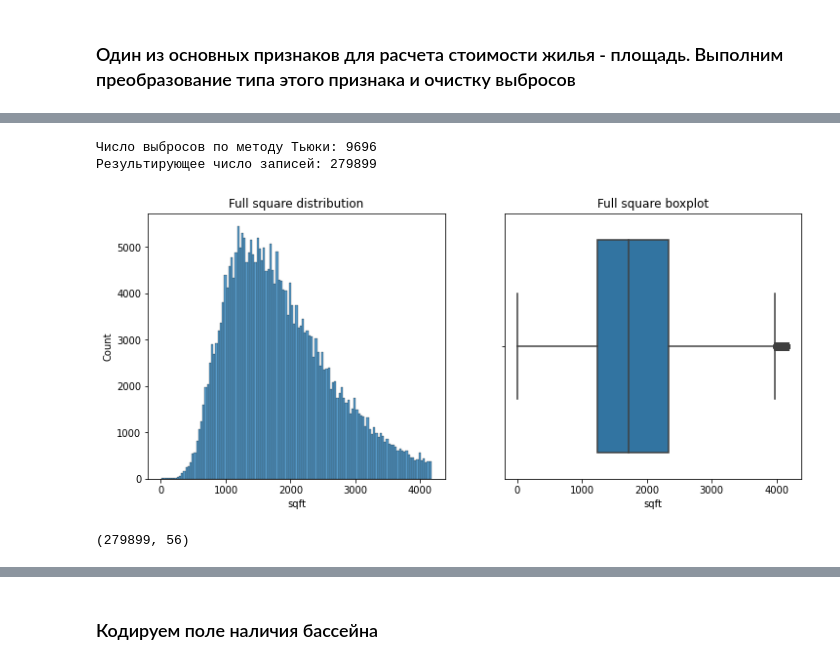
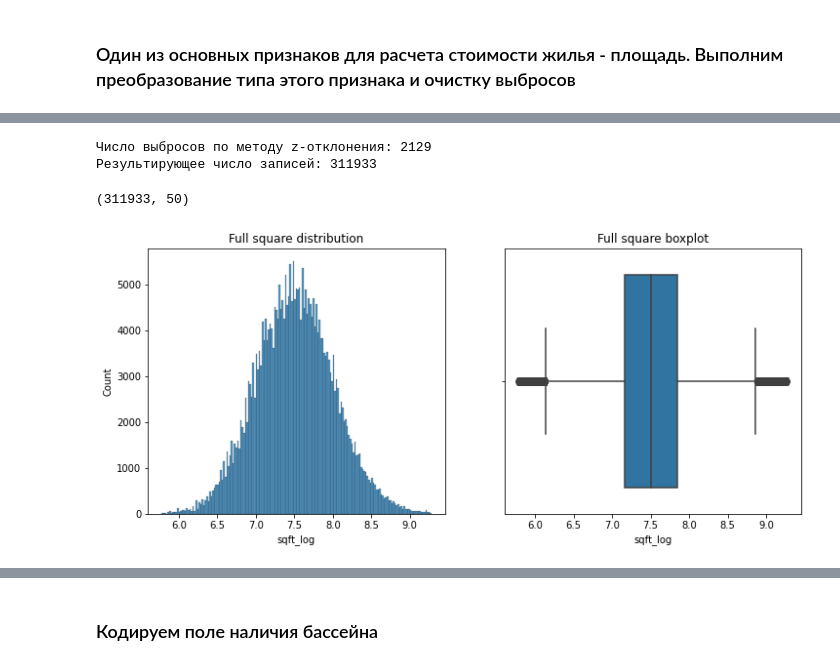
Before and after one commit to DarthSirius/Lessons, a Jupyter notebook: SkillFactory/Final_project/prepare.ipynb, the cells around one changed output, grey strips where cells are left out. Drawn from its saved outputs; the diff is of its cells as text; code cells hidden in the pictures.

```diff
--- a/SkillFactory/Final_project/prepare.ipynb
+++ b/SkillFactory/Final_project/prepare.ipynb
@@ -581,4 +667,0 @@ def outliers_iqr(data, feature):
-# %%
-outliers, cleaned = outliers_iqr(data, 'target')
-print(f'Число выбросов по методу Тьюки: {outliers.shape[0]}')
-print(f'Результирующее число записей: {cleaned.shape[0]}')
@@ -622,5 +707,5 @@ data.shape
 # %%
-# убираем спецсимволы
+# убираем фразы и спецсимволы, заданные списком
 symbols_list = ['sqft','toalinerior','total','interior','livable','area',':','--',' ',',']
 
 def search_for_symbols(arg):
@@ -628,10 +713,13 @@ def search_for_symbols(arg):
         if sub_string in arg:
             arg = str.lower(arg).replace(sub_string,'')
     if arg == '':
-        return 0
+        return np.nan
     return arg
 # преобразуем в тип float
 data['sqft'] = data['sqft'].apply(search_for_symbols).astype('float')
+# удаляем строки с пустым sqft
+data = data.dropna(subset=['sqft'], axis=0)
+data.shape
 # %% [output]
 A value is trying to be set on a copy of a slice from a DataFrame.
 Try using .loc[row_indexer,col_indexer] = value instead
@@ -647,22 +736,37 @@ data.shape
+# %%
+# функция определения выбросов методом 3х сигм
+def outliers_z_score(data, feature, log_scale=False):
+    if log_scale:
+        x = np.log(data[feature]+1)
+    else:
+        x = data[feature]
+    mu = x.mean()
+    sigma = x.std()
+    lower_bound = mu - 3 * sigma
+    upper_bound = mu + 3 * sigma
+    outliers = data[(x < lower_bound) | (x > upper_bound)]
+    cleaned = data[(x >= lower_bound) & (x <= upper_bound)]
+    return outliers, cleaned
 # %%
-outliers, cleaned = outliers_iqr(data, 'sqft')
-print(f'Число выбросов по методу Тьюки: {outliers.shape[0]}')
-print(f'Результирующее число записей: {cleaned.shape[0]}')
+outliers_z, cleaned_z = outliers_z_score(data, 'sqft', log_scale=True)
+print(f'Число выбросов по методу z-отклонения: {outliers_z.shape[0]}')
+print(f'Результирующее число записей: {cleaned_z.shape[0]}')
+# продолжаем работу с очищенными данными (cleaned - метод тьюки, cleaned_z - метод 3-х сигм)
+#data = cleaned
+data = cleaned_z
+data.shape
 # %% [output]
-Число выбросов по методу Тьюки: 9696
-Результирующее число записей: 279899
+Число выбросов по методу z-отклонения: 2129
+Результирующее число записей: 311933
+(311933, 50)
 # %%
+# логарифмируем распределение
+data['sqft_log'] = np.log(data['sqft']+1)
 # проверяем распределение данных по целевой переменной
 fig, axes = plt.subplots(nrows=1, ncols = 2, figsize=(12,5))
-histplot = sns.histplot(data = cleaned, x = 'sqft', ax=axes[0])
+histplot = sns.histplot(data = cleaned_z, x = 'sqft_log', ax=axes[0])
 histplot.set_title('Full square distribution')
-boxplot = sns.boxplot( data = cleaned, x = 'sqft', ax = axes[1])
+boxplot = sns.boxplot( data = cleaned_z, x = 'sqft_log', ax = axes[1])
 boxplot.set_title('Full square boxplot');
 # %% [output]
-[figure, old version]
+[figure, new version]
-# %%
-# продолжаем работу с очищенными данными
-data = cleaned
-data.shape
-# %% [output]
-(279899, 56)
```
Also changed, not shown: parts of 152 cells of this notebook, 13 other files.
